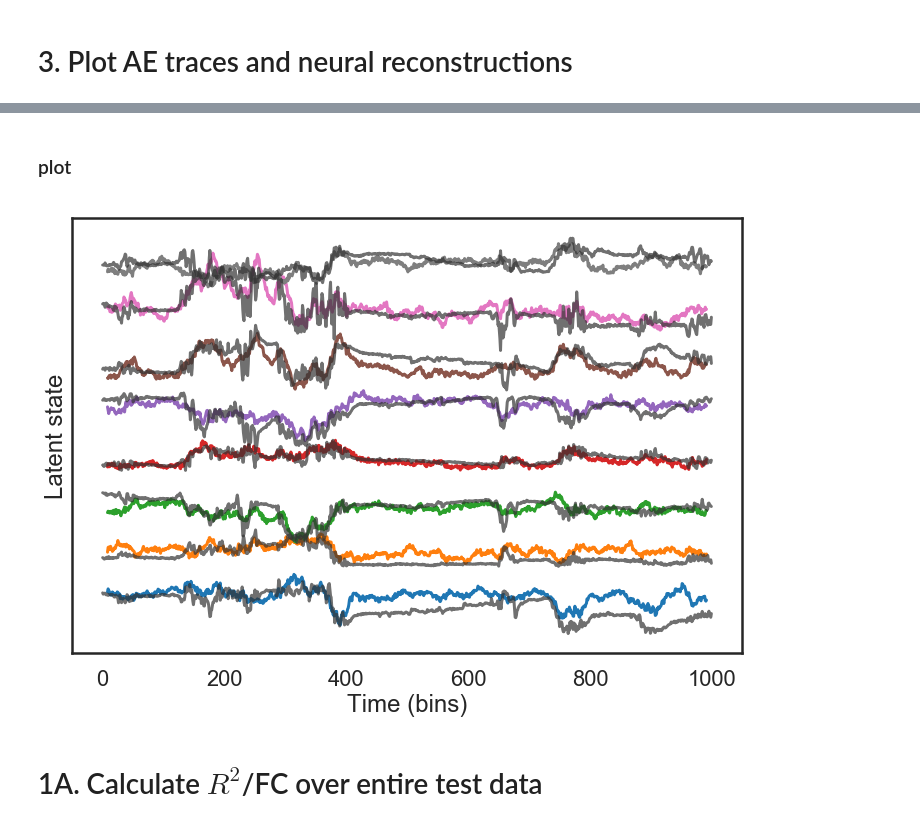
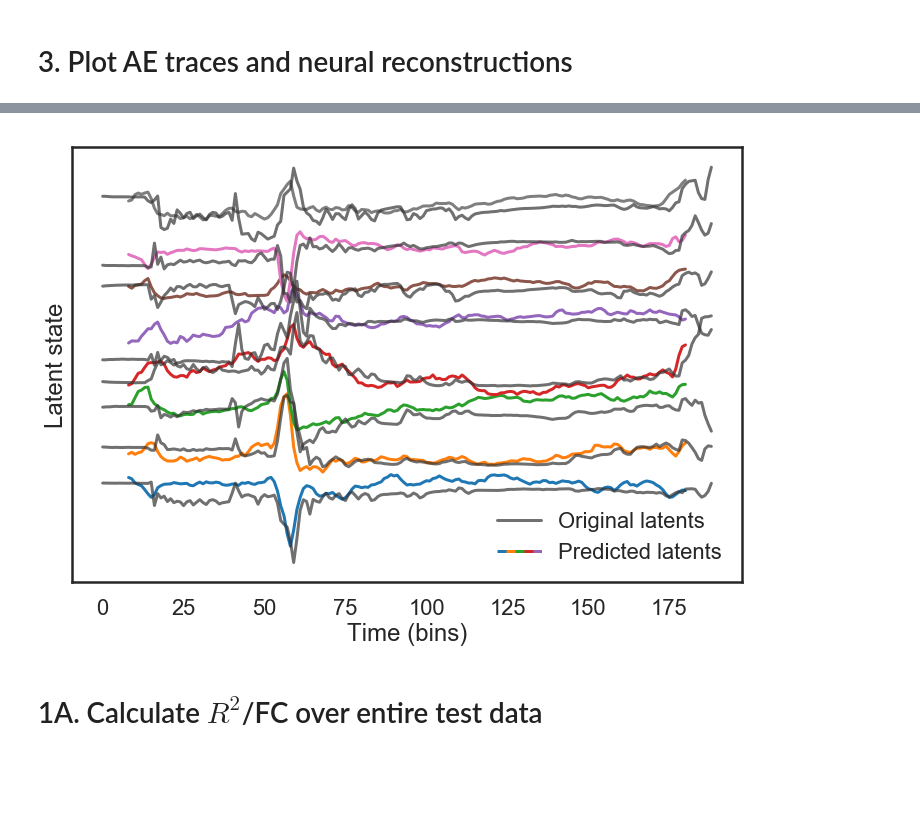
Before and after one commit to themattinthehatt/behavenet, a Jupyter notebook: analyses/decoder_analysis_notebook.ipynb, the cells around one changed output, grey strips where cells are left out. Saved outputs shown, nothing was run; the diff lists cells and outputs as text; code cells hidden in the pictures; blank space fills up the shorter version.

```diff
--- a/analyses/decoder_analysis_notebook.ipynb
+++ b/analyses/decoder_analysis_notebook.ipynb
@@ -270,42 +230,44 @@ data_generator = ConcatSessionsGenerator(
-# %% [markdown]
-### plot
-# %%
-trial = 32 #data_generator.batch_indxs[0]['test'][5]
-batch = data_generator.datasets[0][trial]
-
-import matplotlib.pyplot as plt
-import seaborn as sns
-import numpy as np
-
-sns.set_style('white')
-sns.set_context('poster')
-
-data_ae = batch['ae'].cpu().detach().numpy()
-data_pred = batch['ae_predictions'].cpu().detach().numpy()
-
-means = np.mean(data_ae, axis=0)
-std = np.std(data_ae) * 2
-
-data_ae_sc = (data_ae - means) / std
-data_pred_sc = (data_pred - means) / std
-
-data_ae_sc = data_ae_sc[:, :8]
-data_pred_sc = data_pred_sc[:, :8]
-
-plt.figure(figsize=(12, 8))
-plt.plot(
-    data_pred_sc + np.arange(data_pred_sc.shape[1]), linewidth=3)
-plt.plot(
-    data_ae_sc + np.arange(data_ae_sc.shape[1]), color=[0.2, 0.2, 0.2], linewidth=3,
-    alpha=0.7)
-
-plt.xlabel('Time (bins)')
-plt.ylabel('Latent state')
-plt.yticks([])
-# plt.yticklabels([0, 2], ['d1', 'd2'])
-plt.show()
-# %% [output]
-[figure, removed]
+# %%
+# from analyses.ae.movies import reconstruction
+from fitting.utils import get_lab_example
+from data.data_generator import ConcatSessionsGenerator
+from analyses.ae_movies import plot_neural_reconstruction_traces
+
+hparams = {
+    'data_dir': '/home/mattw/data',  # might be a different path than what is saved in hparams
+    'tt_save_path': '/home/mattw/results/behavenet',
+    'ae_experiment_name': 'test_pt',
+    'ae_model_class': 'ae',
+    'ae_model_type': 'conv',
+    'ae_version': 'best',
+    'decoder_experiment_name': 'grid_search',
+    'decoder_model_class': 'neural-ae',
+    'decoder_model_type': 'ff',
+    'decoder_version': 'best',
+    'lib': 'pt'}
+
+# labs = ['musall'] #['steinmetz', 'steinmetz-face', 'musall', 'datta']
+
+# for lab in labs:
+save_outputs = False
+lab = 'musall'
+get_lab_example(hparams, lab)
+# fastest way to get test trials
+data_generator = ConcatSessionsGenerator(
+    hparams['data_dir'], hparams,
+    signals=['images'], transforms=[None], load_kwargs=[None],
+    device='cpu', as_numpy=False, batch_load=True, rng_seed=0)
+trial = data_generator.batch_indxs[0]['test'][4]
+
+if save_outputs:
+    save_file = os.path.join(
+    results_dir,'%s_%02i_dim_recon_neural_traces' % (lab, hparams['n_ae_latents']))
+else:
+    save_file = None
+
+plot_neural_reconstruction_traces(hparams, save_file=save_file, trial=trial)
+# %% [output]
+[figure, added]
 # %% [markdown]
 # 1A. Calculate $R^2$/FC over entire test data
 # %% [markdown]
```
Also changed, not shown: parts of 11 cells of this notebook, 11 other files.
